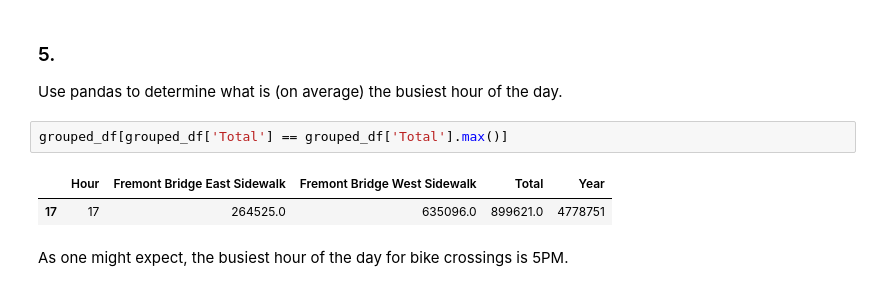
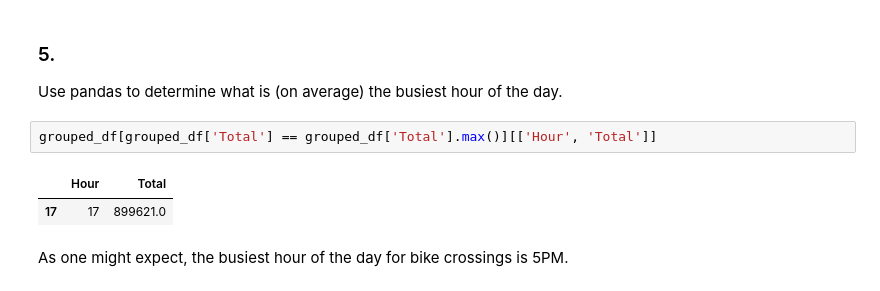
Before and after one commit to UWSEDS/manipulating-data-in-python-jstremme, a Jupyter notebook: analysis/bike_analysis.ipynb, the cells around one changed output. Cells and saved outputs as stored; diff of their text form.

```diff
--- a/analysis/bike_analysis.ipynb
+++ b/analysis/bike_analysis.ipynb
@@ -80,9 +80,9 @@ plt.show()
 ### 5.
 Use pandas to determine what is (on average) the busiest hour of the day.
 # %%
-grouped_df[grouped_df['Total'] == grouped_df['Total'].max()]
+grouped_df[grouped_df['Total'] == grouped_df['Total'].max()][['Hour', 'Total']]
 # %% [output]
-|  | Hour | Fremont Bridge East Sidewalk | Fremont Bridge West Sidewalk | Total | Year |
-| 17 | 17 | 264525.0 | 635096.0 | 899621.0 | 4778751 |
+|  | Hour | Total |
+| 17 | 17 | 899621.0 |
 # %% [markdown]
 As one might expect, the busiest hour of the day for bike crossings is 5PM.
```
